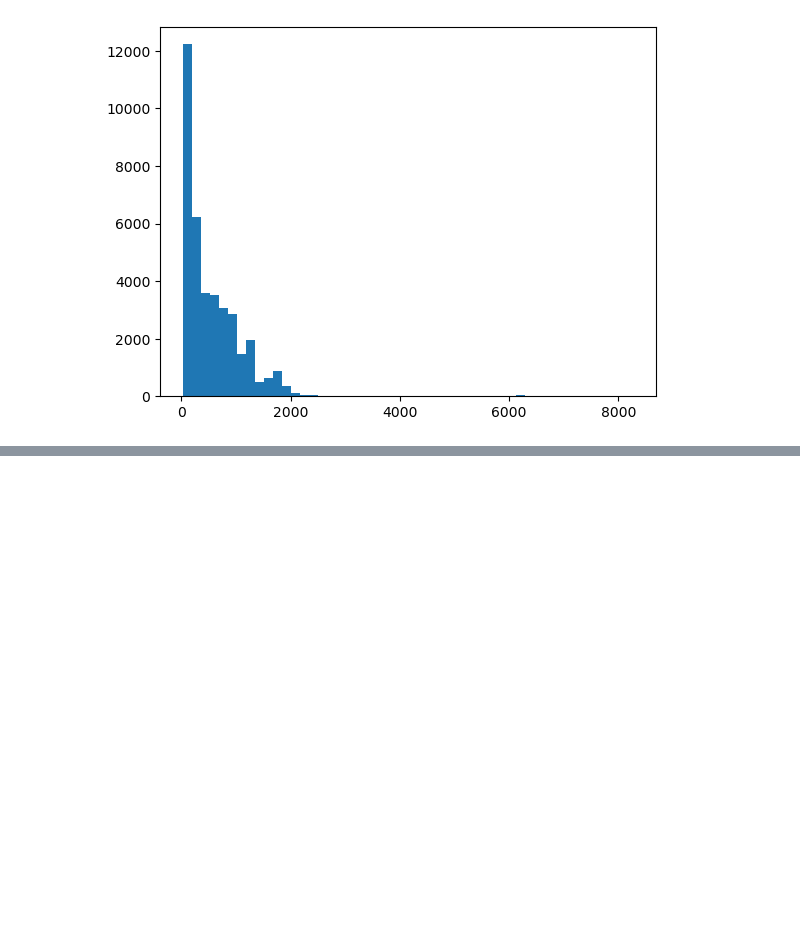
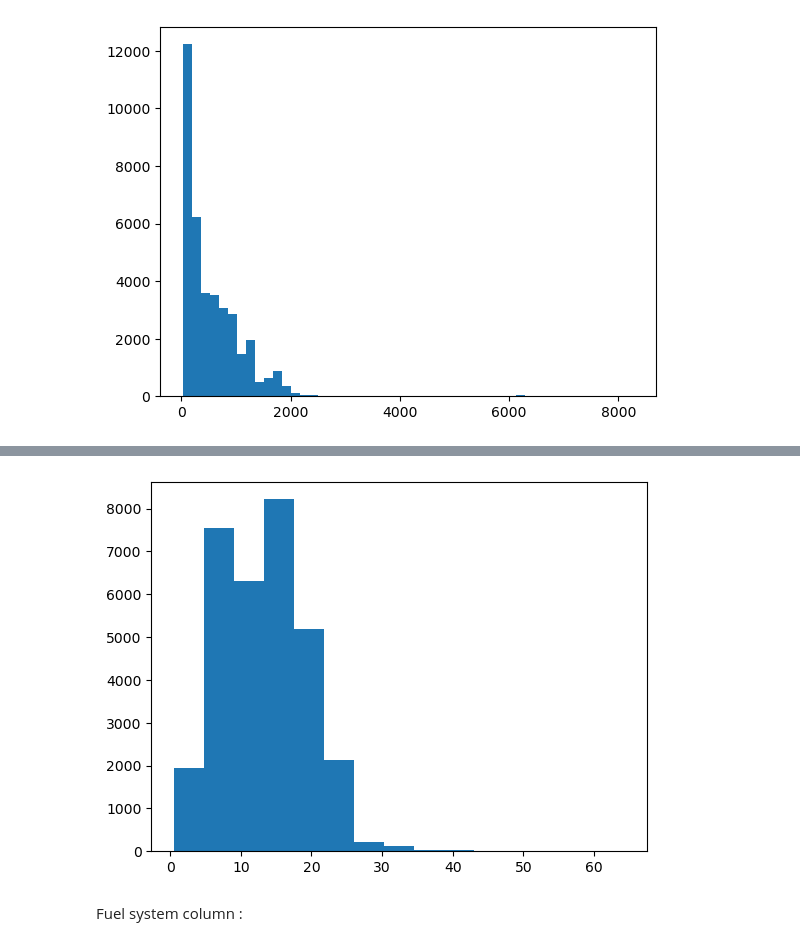
Before and after one commit to samamohamedd/IEEE-Tasks, a Jupyter notebook: task1-dataCleaning/code.ipynb, the cells around one changed output, grey strips where cells are left out. Cells and saved outputs as stored; diff of their text form; code cells hidden in the pictures; blank space fills up the shorter version.

```diff
--- a/task1-dataCleaning/code.ipynb
+++ b/task1-dataCleaning/code.ipynb
@@ -271,0 +376,2 @@ df.loc[: ,"Displacement (ccm)"] = imputer.fit_transform(df[["Displacement (ccm)"
+# %%
+df.loc[: ,"Engine cylinder"] = df["Cleaned Engine Type"].astype("category")
@@ -271,0 +394,2 @@ df.loc[: ,"Displacement (ccm)"] = imputer.fit_transform(df[["Displacement (ccm)"
+# %%
+df.loc[: ,"Engine stroke"] = df["Engine stroke"].astype("category")
@@ -271,0 +419,15 @@ df.loc[: ,"Displacement (ccm)"] = imputer.fit_transform(df[["Displacement (ccm)"
+# %%
+def extract_gearbox_number(gearbox):
+    if pd.isna(gearbox):
+        return -1
+    match = re.search(r"(\d+)-speed", str(gearbox), re.IGNORECASE)
+    if match:
+        num = int(match.group(1))
+        if num in [7,8,10,100]:
+            return -1
+        return num
+    elif "automatic" in str(gearbox).lower():
+        return 0
+    return None
+
+df.loc[ : ,"numeric gearbox"] = df["Gearbox"].apply(extract_gearbox_number)
@@ -271,0 +451,2 @@ df.loc[: ,"Displacement (ccm)"] = imputer.fit_transform(df[["Displacement (ccm)"
+# %%
+df.loc[: ,"numeric gearbox"] = df["numeric gearbox"].replace(-1, 4)
@@ -271,0 +467,5 @@ df.loc[: ,"Displacement (ccm)"] = imputer.fit_transform(df[["Displacement (ccm)"
+# %%
+plt.hist(df["Fuel capacity (lts)"], bins=15)
+plt.show()
+# %% [output]
+[figure, added]
@@ -271,0 +477,2 @@ df.loc[: ,"Displacement (ccm)"] = imputer.fit_transform(df[["Displacement (ccm)"
+# %% [markdown]
+Fuel system column :
```
Also changed, not shown: parts of 45 cells of this notebook.
